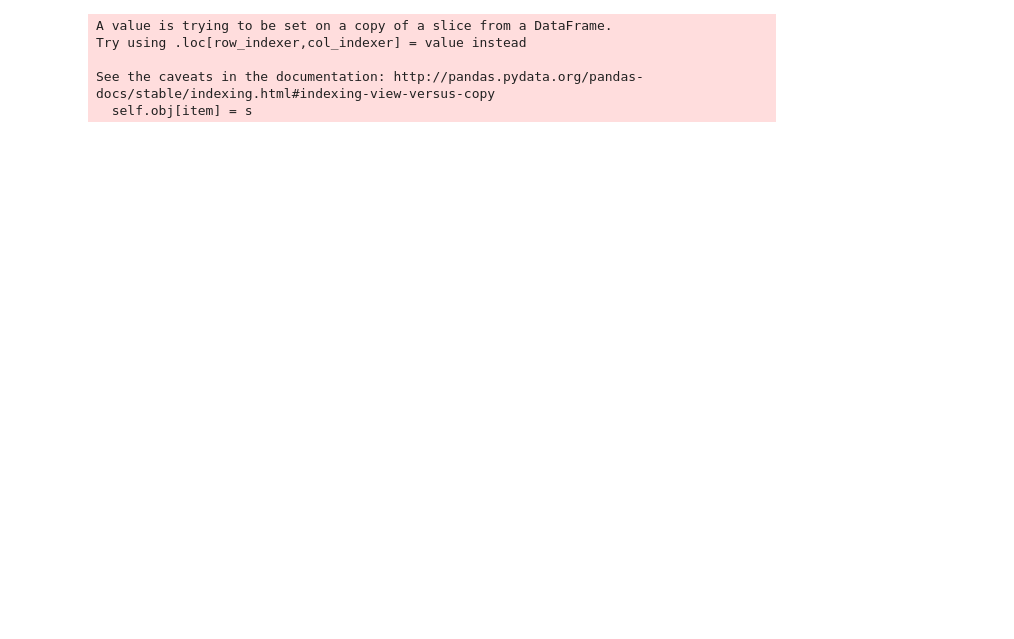
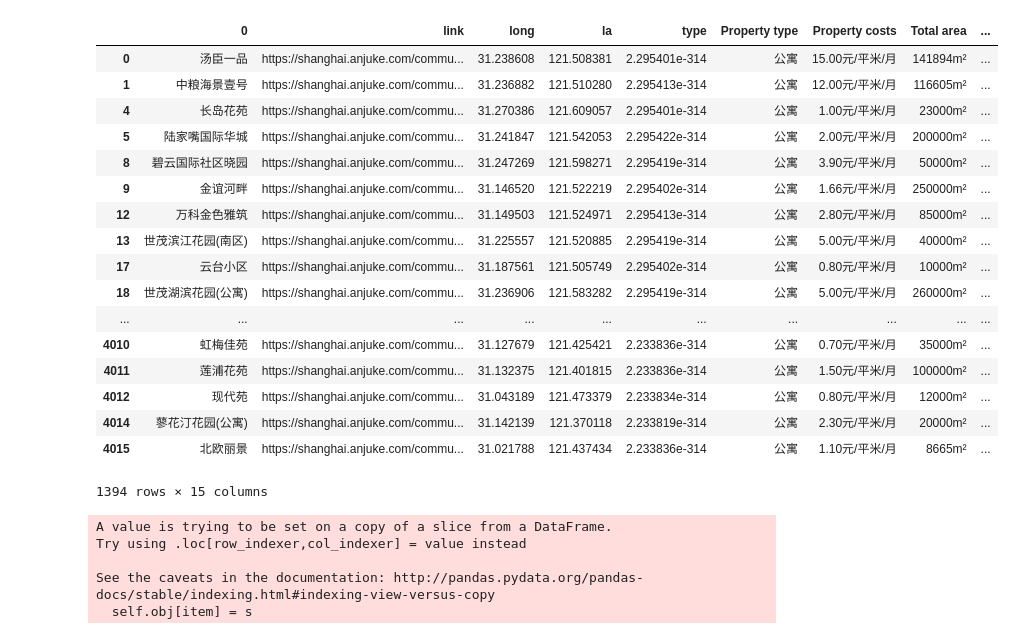
Before and after one commit to Zeronica/DataMJB, a Jupyter notebook: clean.ipynb, the cells around one changed output. Saved outputs shown, nothing was run; the diff lists cells and outputs as text; code cells hidden in the pictures; blank space fills up the shorter version.

```diff
--- a/clean.ipynb
+++ b/clean.ipynb
@@ -41 +56,22 @@ Index(['Property costs', 'Total area', 'Number of units', 'Year built',
+# %%
+step2
+# %% [output]
+|  | 0 | link | long | la | type | Property type | Property costs | Total area | ... |
+| 0 | 汤臣一品 | https://shanghai.anjuke.com/commu... | 31.238608 | 121.508381 | 2.295401e-314 | 公寓 | 15.00元/平米/月 | 141894m² | ... |
+| 1 | 中粮海景壹号 | https://shanghai.anjuke.com/commu... | 31.236882 | 121.510280 | 2.295413e-314 | 公寓 | 12.00元/平米/月 | 116605m² | ... |
+| 4 | 长岛花苑 | https://shanghai.anjuke.com/commu... | 31.270386 | 121.609057 | 2.295401e-314 | 公寓 | 1.00元/平米/月 | 23000m² | ... |
+| 5 | 陆家嘴国际华城 | https://shanghai.anjuke.com/commu... | 31.241847 | 121.542053 | 2.295422e-314 | 公寓 | 2.00元/平米/月 | 200000m² | ... |
+| 8 | 碧云国际社区晓园 | https://shanghai.anjuke.com/commu... | 31.247269 | 121.598271 | 2.295419e-314 | 公寓 | 3.90元/平米/月 | 50000m² | ... |
+| 9 | 金谊河畔 | https://shanghai.anjuke.com/commu... | 31.146520 | 121.522219 | 2.295402e-314 | 公寓 | 1.66元/平米/月 | 250000m² | ... |
+| 12 | 万科金色雅筑 | https://shanghai.anjuke.com/commu... | 31.149503 | 121.524971 | 2.295413e-314 | 公寓 | 2.80元/平米/月 | 85000m² | ... |
+| 13 | 世茂滨江花园(南区) | https://shanghai.anjuke.com/commu... | 31.225557 | 121.520885 | 2.295419e-314 | 公寓 | 5.00元/平米/月 | 40000m² | ... |
+| 17 | 云台小区 | https://shanghai.anjuke.com/commu... | 31.187561 | 121.505749 | 2.295402e-314 | 公寓 | 0.80元/平米/月 | 10000m² | ... |
+| 18 | 世茂湖滨花园(公寓) | https://shanghai.anjuke.com/commu... | 31.236906 | 121.583282 | 2.295419e-314 | 公寓 | 5.00元/平米/月 | 260000m² | ... |
+| ... | ... | ... | ... | ... | ... | ... | ... | ... | ... |
+| 4010 | 虹梅佳苑 | https://shanghai.anjuke.com/commu... | 31.127679 | 121.425421 | 2.233836e-314 | 公寓 | 0.70元/平米/月 | 35000m² | ... |
+| 4011 | 莲浦花苑 | https://shanghai.anjuke.com/commu... | 31.132375 | 121.401815 | 2.233836e-314 | 公寓 | 1.50元/平米/月 | 100000m² | ... |
+| 4012 | 现代苑 | https://shanghai.anjuke.com/commu... | 31.043189 | 121.473379 | 2.233834e-314 | 公寓 | 0.80元/平米/月 | 12000m² | ... |
+| 4014 | 蓼花汀花园(公寓) | https://shanghai.anjuke.com/commu... | 31.142139 | 121.370118 | 2.233819e-314 | 公寓 | 2.30元/平米/月 | 20000m² | ... |
+| 4015 | 北欧丽景 | https://shanghai.anjuke.com/commu... | 31.021788 | 121.437434 | 2.233836e-314 | 公寓 | 1.10元/平米/月 | 8665m² | ... |
+1394 rows × 15 columns
 # %%
```
Also changed, not shown: parts of 9 cells of this notebook.
